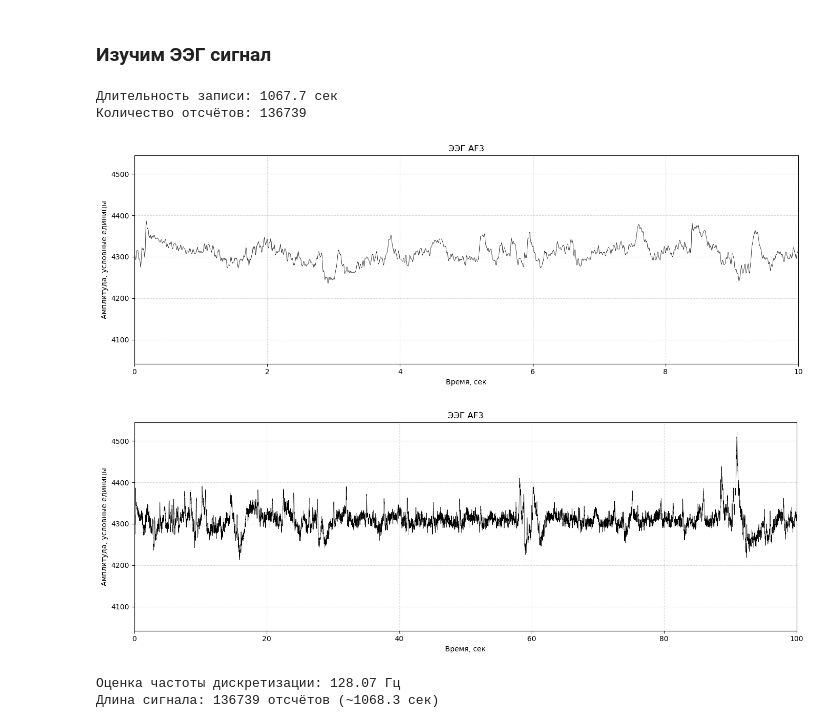
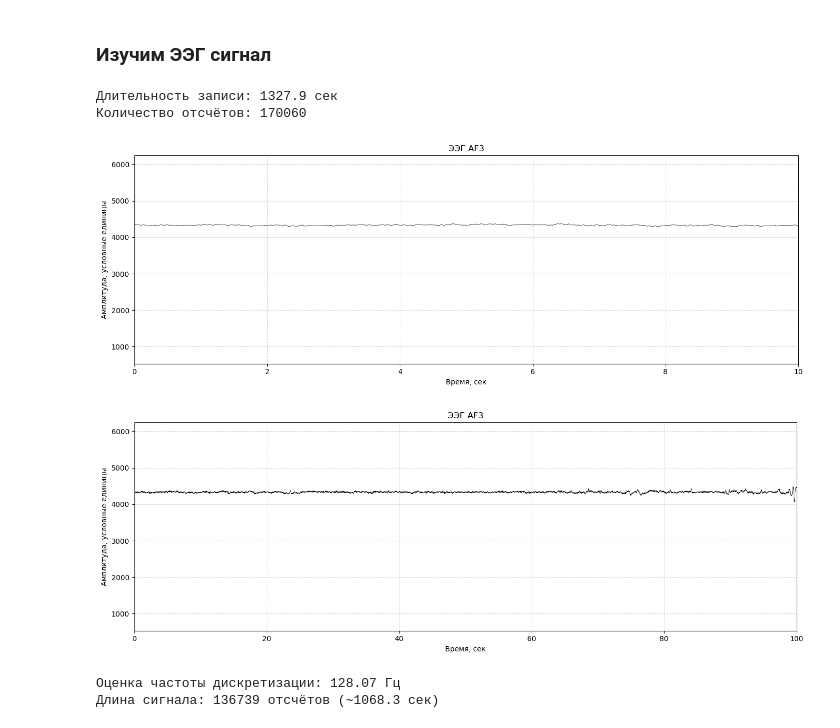
Before and after one commit to GribanovDS/EEG-EMOTIV---Data-Analysis, a Jupyter notebook: EEG_Emotiv_Data_Analysis.ipynb, the cells around one changed output. Saved outputs shown, nothing was run; the diff lists cells and outputs as text; code cells hidden in the pictures.

```diff
--- a/EEG_Emotiv_Data_Analysis.ipynb
+++ b/EEG_Emotiv_Data_Analysis.ipynb
@@ -150,9 +152,11 @@ print(eeg_full_metadata)
 Metadata (1_RAW DATA.csv):
 title:1; start timestamp:1743410109.276687; stop timestamp:1743411210.912475; headset type:EPOCX; headset serial:E20203C0; headset firmware:710; channels:170; sampling rate:eeg_128;;;;;;;;;;;;;;;;;;;; ...
 # %%
+eeg_full_path = base_dir / "0_RAW DATA.csv"
+
 eeg_full = pd.read_csv(
     eeg_full_path,
-    sep=";",
+    sep=",",
     skiprows=1,
     engine="python"
 )
@@ -187,7 +191,7 @@ EEG full head() (1_RAW DATA.csv):
 # %% [markdown]
 ### Изучим ЭЭГ сигнал
 # %%
-df = eeg_exp
+df = eeg_full
 
 channel = 'EEG.AF3'
 
@@ -196,37 +200,37 @@ eeg_af3 = df[channel].values
 
 valid = ~np.isnan(eeg_af3) & ~np.isnan(timestamps)
 t = timestamps[valid]
 y = eeg_af3[valid]
 
 t_rel = t - t[0]
 
 print(f"Длительность записи: {t_rel[-1]:.1f} сек")
 print(f"Количество отсчётов: {len(y)}")
 
 plt.figure(figsize=(14, 5))
 plt.plot(t_rel, y, color='black', linewidth=0.5)
 plt.title('ЭЭГ AF3')
 plt.xlabel('Время, сек')
 plt.xlim(0,10)
 plt.ylabel('Амплитуда, условные единицы')
 plt.grid(True, linestyle='--', alpha=0.5)
 plt.tight_layout()
 plt.show()
 
 plt.figure(figsize=(14, 5))
 plt.plot(t_rel, y, color='black', linewidth=0.5)
 plt.title('ЭЭГ AF3')
 plt.xlabel('Время, сек')
 plt.xlim(0,100)
 plt.ylabel('Амплитуда, условные единицы')
 plt.grid(True, linestyle='--', alpha=0.5)
 plt.tight_layout()
 plt.show()
 # %% [output]
-Длительность записи: 1067.7 сек
-Количество отсчётов: 136739
+Длительность записи: 1327.9 сек
+Количество отсчётов: 170060
-[figure, old version]
+[figure, new version]
-[figure, old version]
+[figure, new version]
 # %%
 df = eeg_exp
 
```
Also changed, not shown: parts of 6 cells of this notebook.
